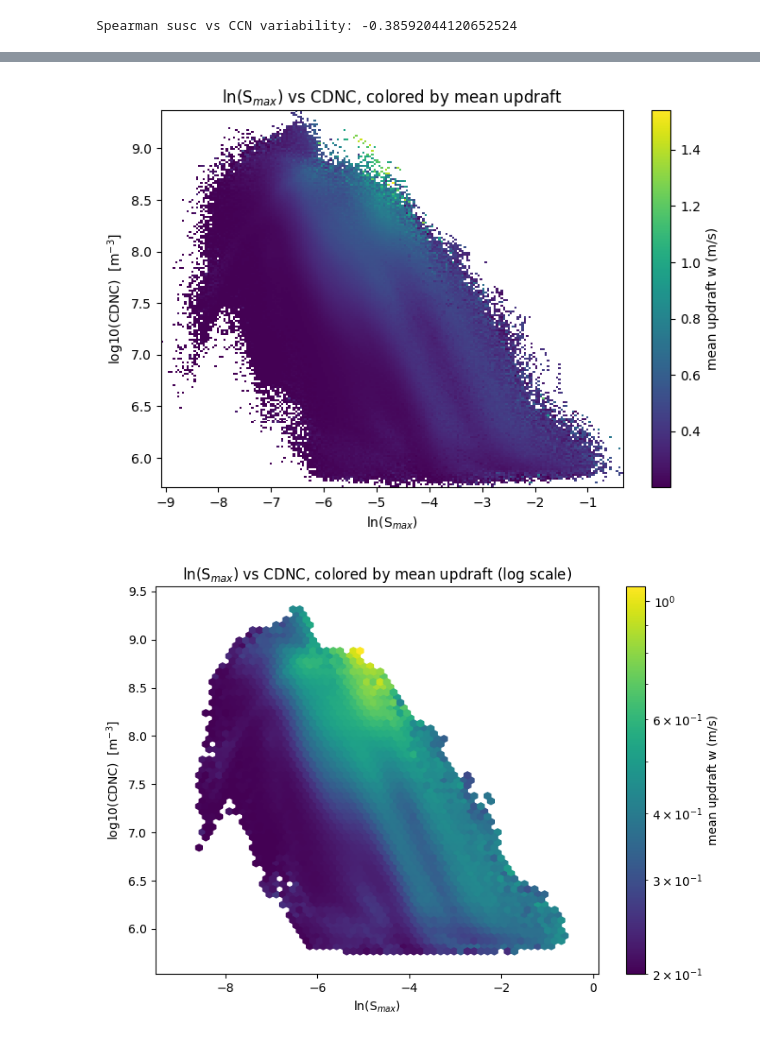
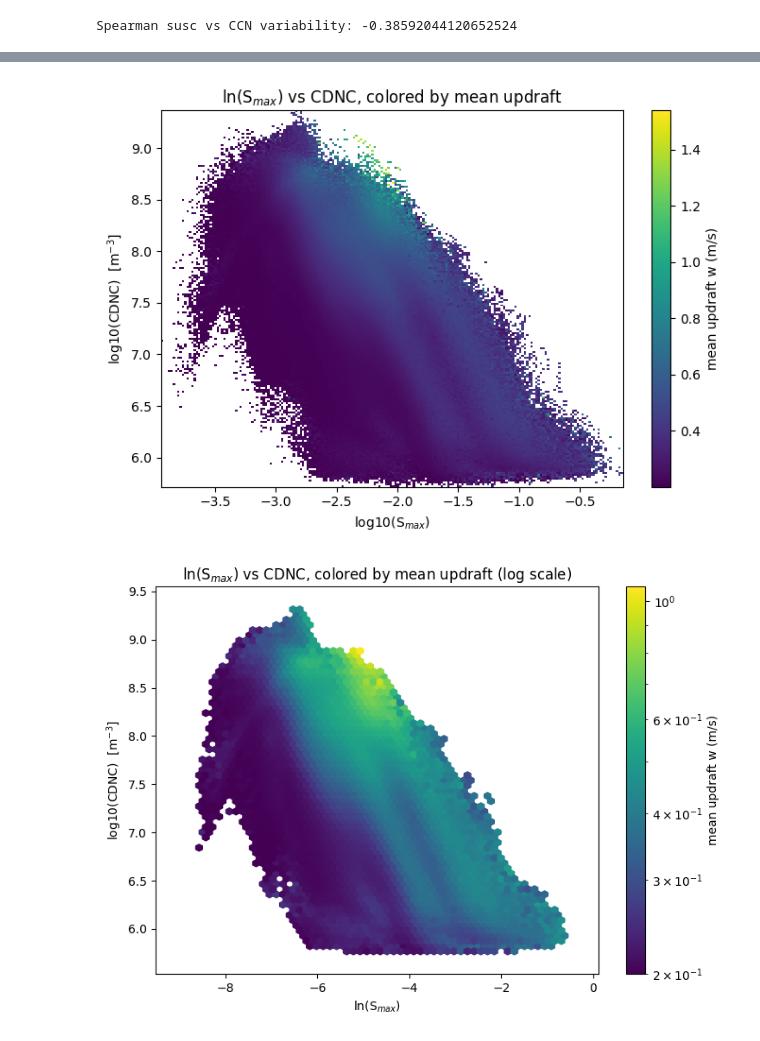
Before and after one commit to peter-churchill/PhD-Susceptibility, a Jupyter notebook: PhD/Cloud_Base.ipynb, the cells around one changed output, grey strips where cells are left out. Saved outputs shown, nothing was run; the diff lists cells and outputs as text; code cells hidden in the pictures.

```diff
--- a/PhD/Cloud_Base.ipynb
+++ b/PhD/Cloud_Base.ipynb
@@ -661,31 +670,31 @@ AttributeError: 'DataArray' object has no attribute 'numblocks'
 # %%
 import numpy as np
 import matplotlib.pyplot as plt
 
 # Materialize masked 1D NumPy vectors (small after masking)
 s = np.asarray(smax_CB.values).ravel()
 c = np.asarray(CDNC_CB.values).ravel()      # note: lowercase _cb
 w = np.asarray(Updraft_CB.values).ravel()
 
 m = np.isfinite(s) & np.isfinite(c) & np.isfinite(w) & (s > 0) & (c > 0)
-ls = np.log(s[m])          # ln(Smax)
+ls = np.log10(s[m])          # log10(Smax)
 lc = np.log10(c[m])        # log10(CDNC)
 wv = w[m]                  # weights = updraft
 
 bins = [200, 200]
 Hw, xe, ye = np.histogram2d(ls, lc, bins=bins, weights=wv)
 Hn, _, _   = np.histogram2d(ls, lc, bins=bins)
 mean_w = np.where(Hn > 0, Hw / np.maximum(Hn, 1), np.nan)
 
 fig, ax = plt.subplots(figsize=(7, 5))
 pc = ax.pcolormesh(xe, ye, mean_w.T, cmap="viridis", shading="auto", )
 fig.colorbar(pc, ax=ax, label="mean updraft w (m/s)")
-ax.set_xlabel("ln(S$_{max}$)")
+ax.set_xlabel("log10(S$_{max}$)")
 ax.set_ylabel("log10(CDNC)  [m$^{-3}$]")
-ax.set_title("ln(S$_{max}$) vs CDNC, colored by mean updraft")
+ax.set_title("log10(S$_{max}$) vs CDNC, colored by mean updraft")
 plt.tight_layout(); plt.show()
 # %% [output]
-[figure, old version]
+[figure, new version]
 # %%
 import numpy as np
 import matplotlib.pyplot as plt
```
Also changed, not shown: parts of 5 cells of this notebook, 5 other files.
